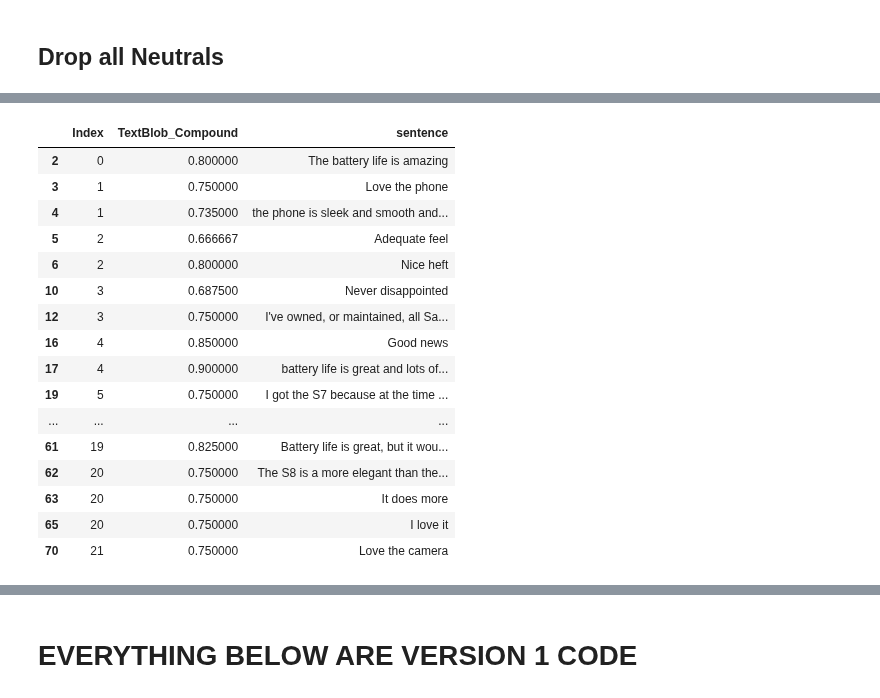
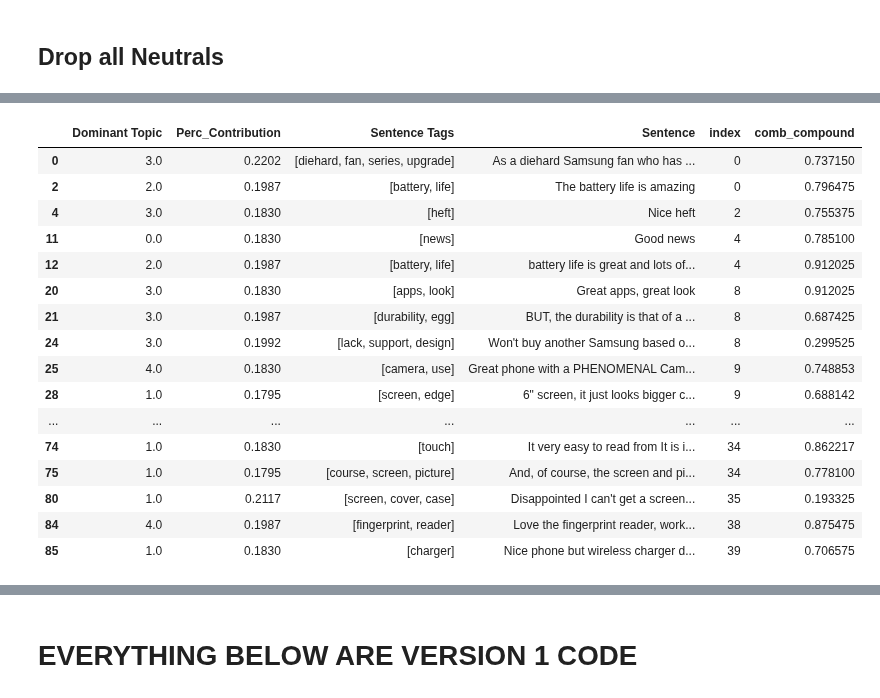
Before and after one commit to ngohngoh/phone-reviews-analysis, a Jupyter notebook: Cell phone Reviews - YL.ipynb, the cells around one changed output, grey strips where cells are left out. Saved outputs shown, nothing was run; the diff lists cells and outputs as text; code cells hidden in the pictures.

```diff
--- a/Cell phone Reviews - YL.ipynb
+++ b/Cell phone Reviews - YL.ipynb
@@ -1018,9 +1120,9 @@ print(comb_accuracy)
 # %%
-df_normalised_scores.insert(loc=2, column='Mean_Compound', value=comb_normalised_col)
+#df_normalised_scores.insert(loc=2, column='Mean_Compound', value=comb_normalised_col)
 # %%
-df_normalised_scores.insert(loc=4, column='Combined_normalised_score', value=comb_normalised_score)
+#df_normalised_scores.insert(loc=4, column='Combined_normalised_score', value=comb_normalised_score)
 # %%
-df_normalised_scores["sentence"]=vader_sentencesScores["sentence"]
+#df_normalised_scores["sentence"]=vader_sentencesScores["sentence"]
 # %%
-df_normalised_scores.insert(loc=0, column='Index', value=index_list)
+#df_normalised_scores.insert(loc=0, column='Index', value=index_list)
 # %%
@@ -1148,25 +1278,24 @@ vader_no_neutrals.head(50)
 # %%
-tb_no_neutrals = df_normalised_scores.copy(deep = True)
-tb_no_neutrals.drop(["Vader_Compound","Mean_Compound","Index_Scores","Combined_normalised_score"],axis = 1, inplace = True)
-tb_no_neutrals["neutral_test"]=tb_neutral
-tb_no_neutrals=tb_no_neutrals[tb_no_neutrals.neutral_test != 1]
-tb_no_neutrals.drop(["neutral_test"], axis = 1, inplace=True)
-tb_no_neutrals.head(30)
+comb_no_neutrals = df_normalised_scores.copy(deep = True)
+comb_no_neutrals.drop(["Vader_compound","Vader_neutral","tb_compound","tb_neutral"],axis = 1, inplace = True)
+comb_no_neutrals=comb_no_neutrals[comb_no_neutrals.comb_neutral != 1]
+comb_no_neutrals.drop(["comb_neutral"], axis = 1, inplace=True)
+comb_no_neutrals.head(30)
 # %% [output]
-|  | Index | TextBlob_Compound | sentence |
-| 2 | 0 | 0.800000 | The battery life is amazing |
-| 3 | 1 | 0.750000 | Love the phone |
-| 4 | 1 | 0.735000 | the phone is sleek and smooth and... |
-| 5 | 2 | 0.666667 | Adequate feel |
-| 6 | 2 | 0.800000 | Nice heft |
-| 10 | 3 | 0.687500 | Never disappointed |
-| 12 | 3 | 0.750000 | I've owned, or maintained, all Sa... |
-| 16 | 4 | 0.850000 | Good news |
-| 17 | 4 | 0.900000 | battery life is great and lots of... |
-| 19 | 5 | 0.750000 | I got the S7 because at the time ... |
-| ... | ... | ... | ... |
-| 61 | 19 | 0.825000 | Battery life is great, but it wou... |
-| 62 | 20 | 0.750000 | The S8 is a more elegant than the... |
-| 63 | 20 | 0.750000 | It does more |
-| 65 | 20 | 0.750000 | I love it |
-| 70 | 21 | 0.750000 | Love the camera |
+|  | Dominant Topic | Perc_Contribution | Sentence Tags | Sentence | index | comb_compound |
+| 0 | 3.0 | 0.2202 | [diehard, fan, series, upgrade] | As a diehard Samsung fan who has ... | 0 | 0.737150 |
+| 2 | 2.0 | 0.1987 | [battery, life] | The battery life is amazing | 0 | 0.796475 |
+| 4 | 3.0 | 0.1830 | [heft] | Nice heft | 2 | 0.755375 |
+| 11 | 0.0 | 0.1830 | [news] | Good news | 4 | 0.785100 |
+| 12 | 2.0 | 0.1987 | [battery, life] | battery life is great and lots of... | 4 | 0.912025 |
+| 20 | 3.0 | 0.1830 | [apps, look] | Great apps, great look | 8 | 0.912025 |
+| 21 | 3.0 | 0.1987 | [durability, egg] | BUT, the durability is that of a ... | 8 | 0.687425 |
+| 24 | 3.0 | 0.1992 | [lack, support, design] | Won't buy another Samsung based o... | 8 | 0.299525 |
+| 25 | 4.0 | 0.1830 | [camera, use] | Great phone with a PHENOMENAL Cam... | 9 | 0.748853 |
+| 28 | 1.0 | 0.1795 | [screen, edge] | 6" screen, it just looks bigger c... | 9 | 0.688142 |
+| ... | ... | ... | ... | ... | ... | ... |
+| 74 | 1.0 | 0.1830 | [touch] | It very easy to read from It is i... | 34 | 0.862217 |
+| 75 | 1.0 | 0.1795 | [course, screen, picture] | And, of course, the screen and pi... | 34 | 0.778100 |
+| 80 | 1.0 | 0.2117 | [screen, cover, case] | Disappointed I can't get a screen... | 35 | 0.193325 |
+| 84 | 4.0 | 0.1987 | [fingerprint, reader] | Love the fingerprint reader, work... | 38 | 0.875475 |
+| 85 | 1.0 | 0.1830 | [charger] | Nice phone but wireless charger d... | 39 | 0.706575 |
```
Also changed, not shown: parts of 59 cells of this notebook, 1 other file.
